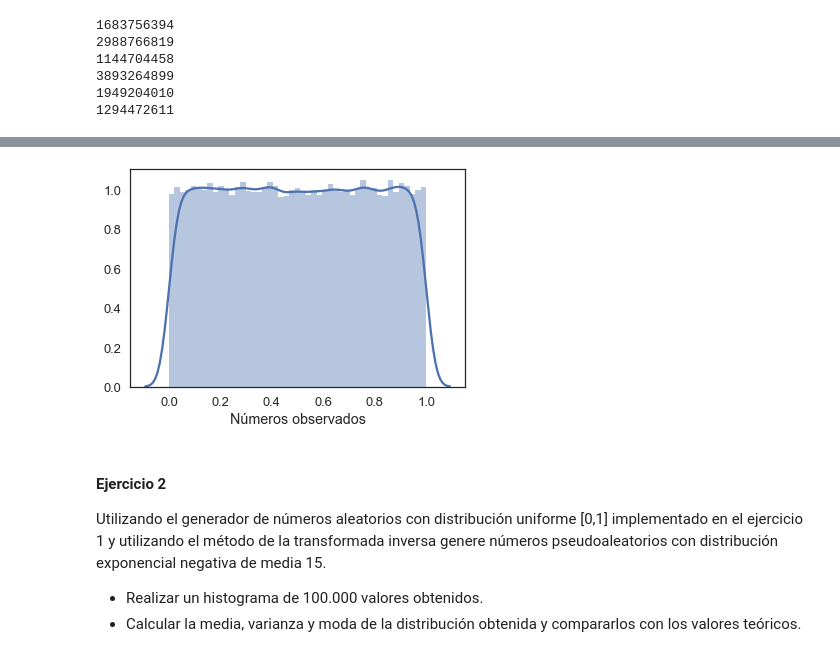
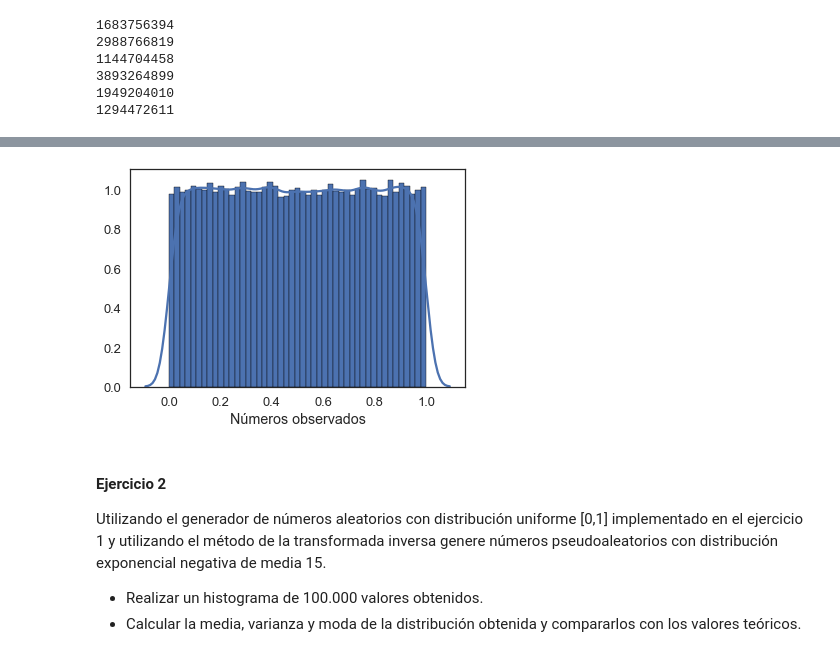
Before and after one commit to victorbravoarroyo/Simulacion, a Jupyter notebook: notebook.ipynb, the cells around one changed output, grey strips where cells are left out. Cells and saved outputs as stored; diff of their text form; code cells hidden in the pictures.

```diff
--- a/notebook.ipynb
+++ b/notebook.ipynb
@@ -13,7 +13,7 @@ from scipy import stats as st
 import seaborn as sns
 sns.set(color_codes=True)
 sns.set_palette(sns.color_palette("Set2"))
-sns.set(rc={'figure.figsize':(11,8)})
+sns.set(rc={'figure.figsize':(12,12)}, style="white", color_codes=True)
 
 
 import warnings
@@ -93,10 +76,10 @@ sns.set(style="white", context="talk")
 # %%
 plt.xlabel('Números observados')
 
-sns.distplot(randomNums1)
+sns.distplot(randomNums1,  hist_kws={'edgecolor':'black', 'alpha':1})
 sns.set(style="white", context="talk")
 # %% [output]
-[figure, old version]
+[figure, new version]
 # %% [markdown]
 #### Ejercicio 2
 Utilizando el generador de números aleatorios con distribución uniforme [0,1] implementado en el ejercicio 1 y utilizando el método de la transformada inversa genere números pseudoaleatorios con distribución exponencial negativa de media 15.
```
Also changed, not shown: parts of 41 cells of this notebook.
